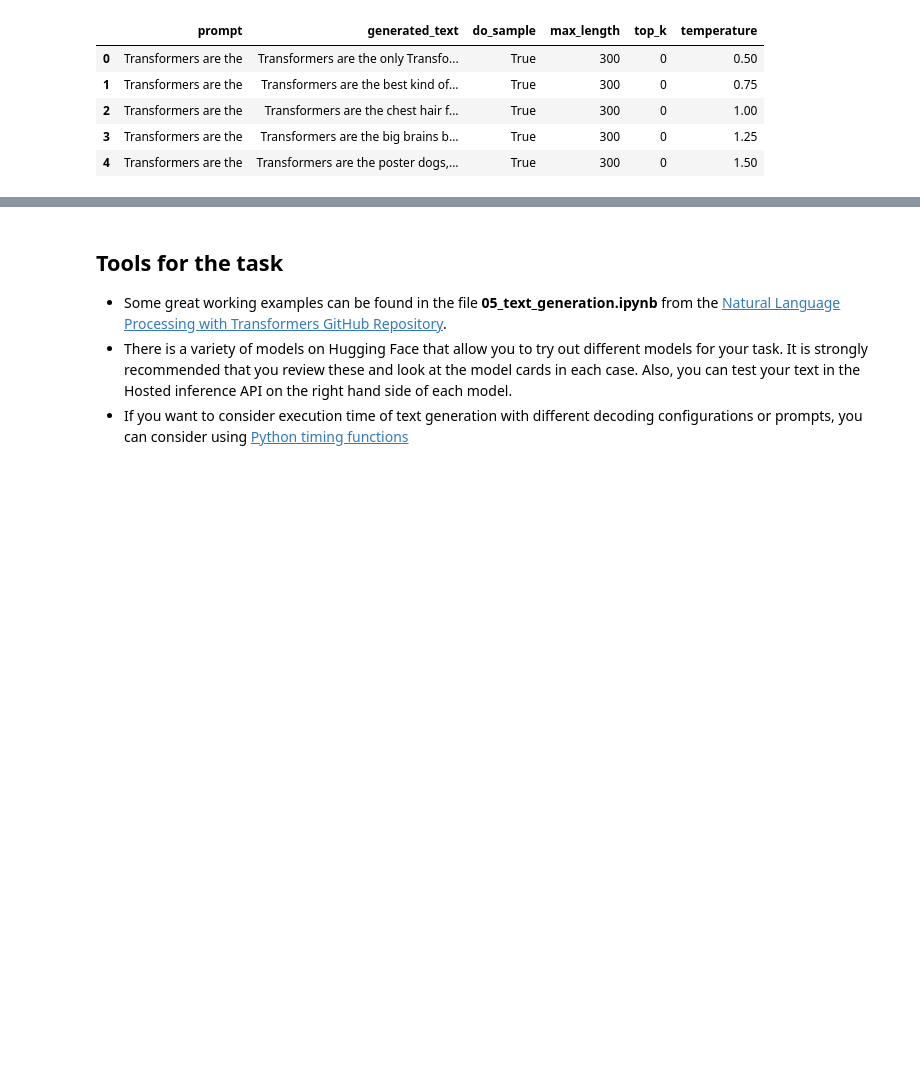
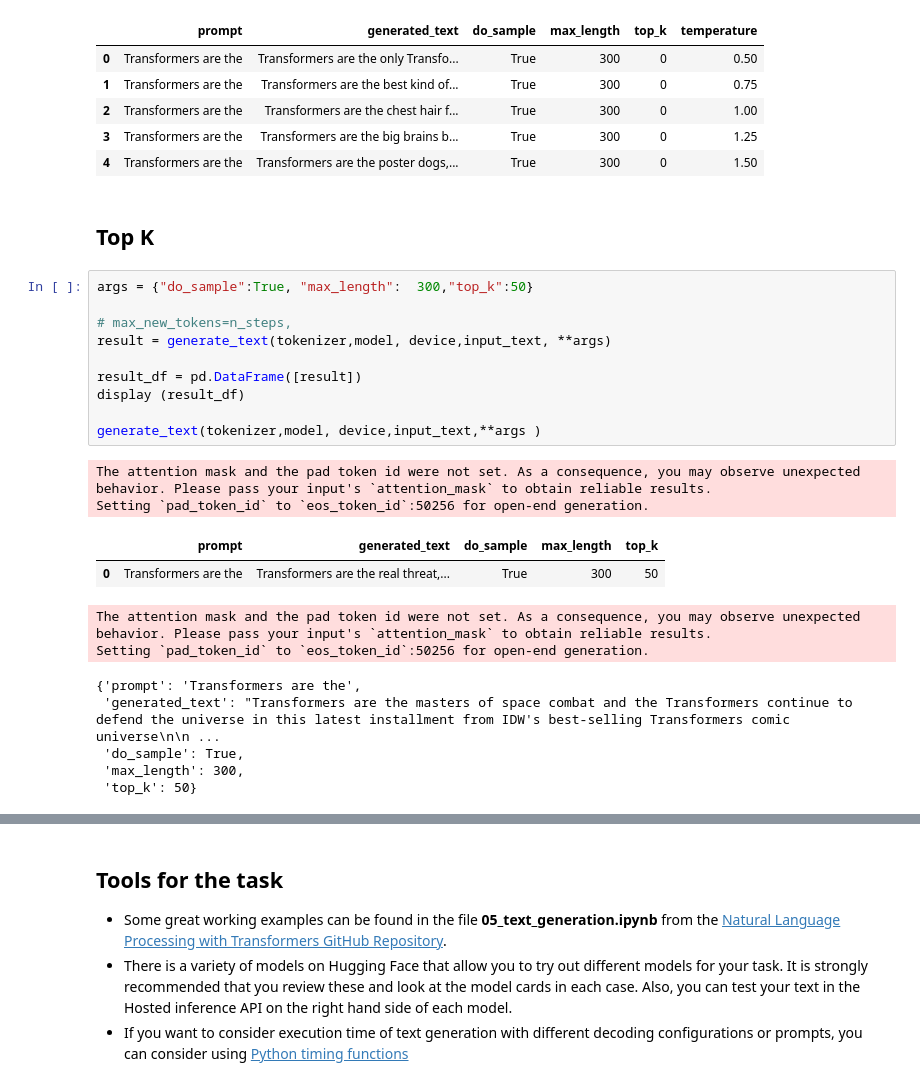
Before and after one commit to qaz73/MN5162, a Jupyter notebook: Section2/MN5162_Section2_Assignment_gorourke.ipynb, the cells around one changed output, grey strips where cells are left out. Drawn from its saved outputs; the diff is of its cells as text; blank space fills up the shorter version.

```diff
--- a/Section2/MN5162_Section2_Assignment_gorourke.ipynb
+++ b/Section2/MN5162_Section2_Assignment_gorourke.ipynb
@@ -197,3 +197,27 @@ Setting `pad_token_id` to `eos_token_id`:50256 for open-end generation.
 | 2 | Transformers are the | Transformers are the chest hair f... | True | 300 | 0 | 1.00 |
 | 3 | Transformers are the | Transformers are the big brains b... | True | 300 | 0 | 1.25 |
 | 4 | Transformers are the | Transformers are the poster dogs,... | True | 300 | 0 | 1.50 |
+# %% [markdown]
+## Top K
+# %%
+args = {"do_sample":True, "max_length":  300,"top_k":50}
+
+# max_new_tokens=n_steps,
+result = generate_text(tokenizer,model, device,input_text, **args)
+
+result_df = pd.DataFrame([result])
+display (result_df)
+
+generate_text(tokenizer,model, device,input_text,**args )
+# %% [output]
+The attention mask and the pad token id were not set. As a consequence, you may observe unexpected behavior. Please pass your input's `attention_mask` to obtain reliable results.
+Setting `pad_token_id` to `eos_token_id`:50256 for open-end generation.
+|  | prompt | generated_text | do_sample | max_length | top_k |
+| 0 | Transformers are the | Transformers are the real threat,... | True | 300 | 50 |
+The attention mask and the pad token id were not set. As a consequence, you may observe unexpected behavior. Please pass your input's `attention_mask` to obtain reliable results.
+Setting `pad_token_id` to `eos_token_id`:50256 for open-end generation.
+{'prompt': 'Transformers are the',
+ 'generated_text': "Transformers are the masters of space combat and the Transformers continue to defend the universe in this latest installment from IDW's best-selling Transformers comic universe\n\n ...
+ 'do_sample': True,
+ 'max_length': 300,
+ 'top_k': 50}
```
Also changed, not shown: parts of 2 cells of this notebook.
